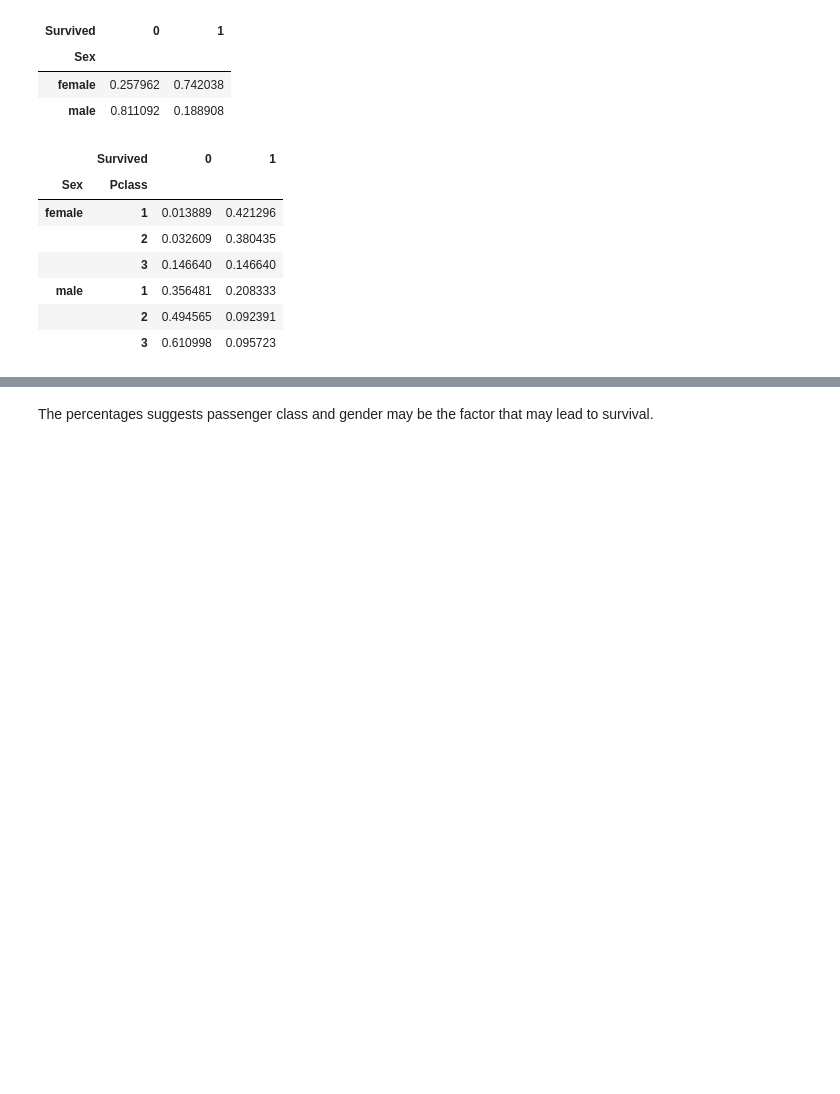
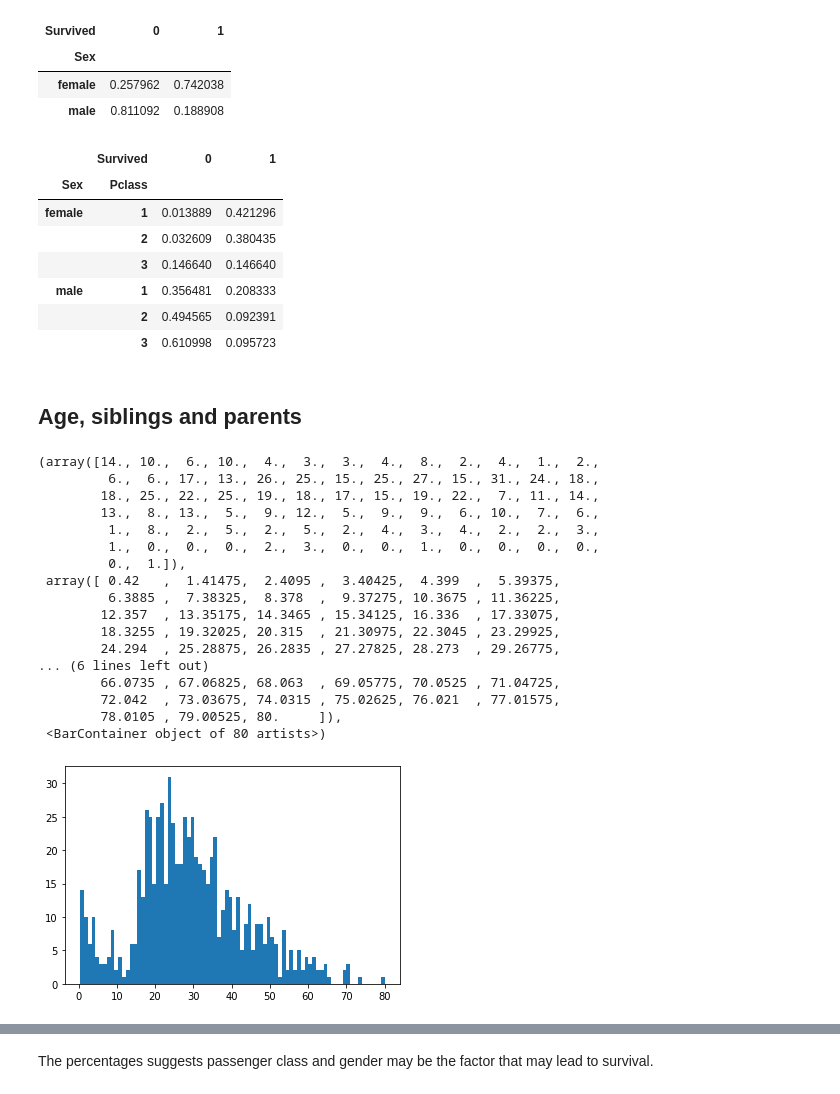
Before and after one commit to patRyserWelch8/KaggleTitanic, a Jupyter notebook: titanic.ipynb, the cells around one changed output, grey strips where cells are left out. Cells and saved outputs as stored; diff of their text form; code cells hidden in the pictures; blank space fills up the shorter version.

```diff
--- a/titanic.ipynb
+++ b/titanic.ipynb
@@ -303,3 +303,26 @@ temp.unstack()
 | male | 1 | 0.356481 | 0.208333 |
 |  | 2 | 0.494565 | 0.092391 |
 |  | 3 | 0.610998 | 0.095723 |
+# %% [markdown]
+## Age, siblings and parents
+# %%
+plt.hist(titanic_train.Age, bins = 80)
+# %% [output]
+(array([14., 10.,  6., 10.,  4.,  3.,  3.,  4.,  8.,  2.,  4.,  1.,  2.,
+         6.,  6., 17., 13., 26., 25., 15., 25., 27., 15., 31., 24., 18.,
+        18., 25., 22., 25., 19., 18., 17., 15., 19., 22.,  7., 11., 14.,
+        13.,  8., 13.,  5.,  9., 12.,  5.,  9.,  9.,  6., 10.,  7.,  6.,
+         1.,  8.,  2.,  5.,  2.,  5.,  2.,  4.,  3.,  4.,  2.,  2.,  3.,
+         1.,  0.,  0.,  0.,  2.,  3.,  0.,  0.,  1.,  0.,  0.,  0.,  0.,
+         0.,  1.]),
+ array([ 0.42   ,  1.41475,  2.4095 ,  3.40425,  4.399  ,  5.39375,
+         6.3885 ,  7.38325,  8.378  ,  9.37275, 10.3675 , 11.36225,
+        12.357  , 13.35175, 14.3465 , 15.34125, 16.336  , 17.33075,
+        18.3255 , 19.32025, 20.315  , 21.30975, 22.3045 , 23.29925,
+        24.294  , 25.28875, 26.2835 , 27.27825, 28.273  , 29.26775,
+... (6 lines left out)
+        66.0735 , 67.06825, 68.063  , 69.05775, 70.0525 , 71.04725,
+        72.042  , 73.03675, 74.0315 , 75.02625, 76.021  , 77.01575,
+        78.0105 , 79.00525, 80.     ]),
+ <BarContainer object of 80 artists>)
+[figure, added]
```
Also changed, not shown: parts of 2 cells of this notebook.
